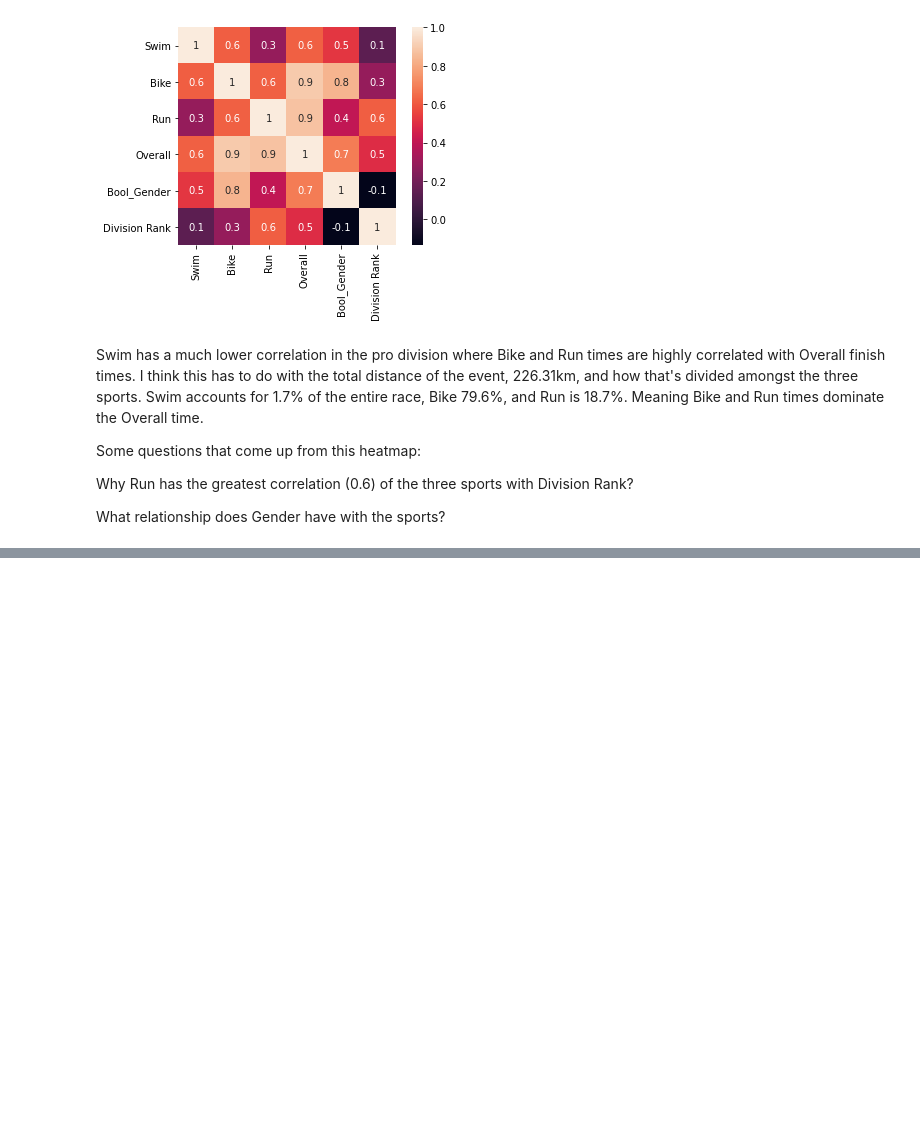
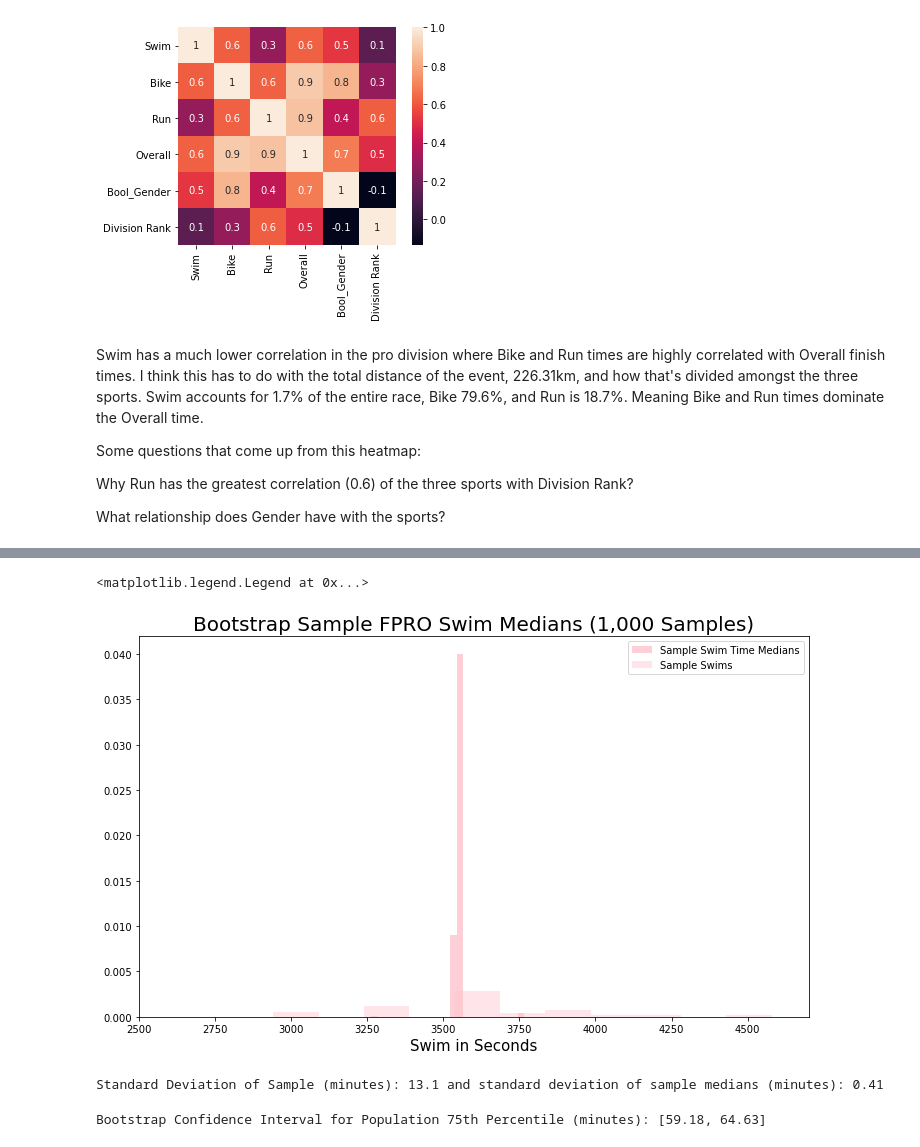
Before and after one commit to czaloumi/ironman-2019, a Jupyter notebook: ironman19.ipynb, the cells around one changed output, grey strips where cells are left out. Drawn from its saved outputs; the diff is of its cells as text; code cells hidden in the pictures; blank space fills up the shorter version.

```diff
--- a/ironman19.ipynb
+++ b/ironman19.ipynb
@@ -394,0 +433,3 @@ ax.legend()
+# %%
+fem_pro = df[df['Division'] == 'FPRO']
+fem_pro.describe()
@@ -394,0 +446,20 @@ ax.legend()
+# %%
+bootstrap_fpro_swim = bootstrap_statistic(fem_pro, 'Swim', 1000, np.median)
+# %%
+fig, ax = plt.subplots(1, figsize=(12,7))
+
+ax.hist(bootstrap_fpro_swim, bins=25, density=True, color='pink', alpha=0.75, label='Sample Swim Time Medians')
+ax.hist(times(fem_pro, 'Swim'), bins=25, density=True, color="pink", alpha=0.4, label="Sample Swims")
+ax.set_title('Bootstrap Sample FPRO Swim Medians (1,000 Samples)', fontsize=20)
+ax.set_xbound(2500, 4700)
+ax.set_xlabel('Swim in Seconds', fontsize=15)
+ax.legend()
+# %% [output]
+<matplotlib.legend.Legend at 0x...>
+[figure, added]
+# %%
+std_samp = np.std(times(fem_pro, 'Swim'))
+std_b_medians = np.std(bootstrap_fpro_swim)
+print(f'Standard Deviation of Sample (minutes): {round(std_samp/60, 2)} and standard deviation of sample medians (minutes): {round(std_b_medians/60,2)}')
+# %% [output]
+Standard Deviation of Sample (minutes): 13.1 and standard deviation of sample medians (minutes): 0.41
@@ -394,0 +468,6 @@ ax.legend()
+# %%
+left = np.percentile(fem_pro_p, 2.5)
+right = np.percentile(fem_pro_p, 97.5)
+print(f'Bootstrap Confidence Interval for Population 75th Percentile (minutes): [{round(left/60, 2)}, {round(right/60,2)}]')
+# %% [output]
+Bootstrap Confidence Interval for Population 75th Percentile (minutes): [59.18, 64.63]
```
Also changed, not shown: parts of 35 cells of this notebook.
